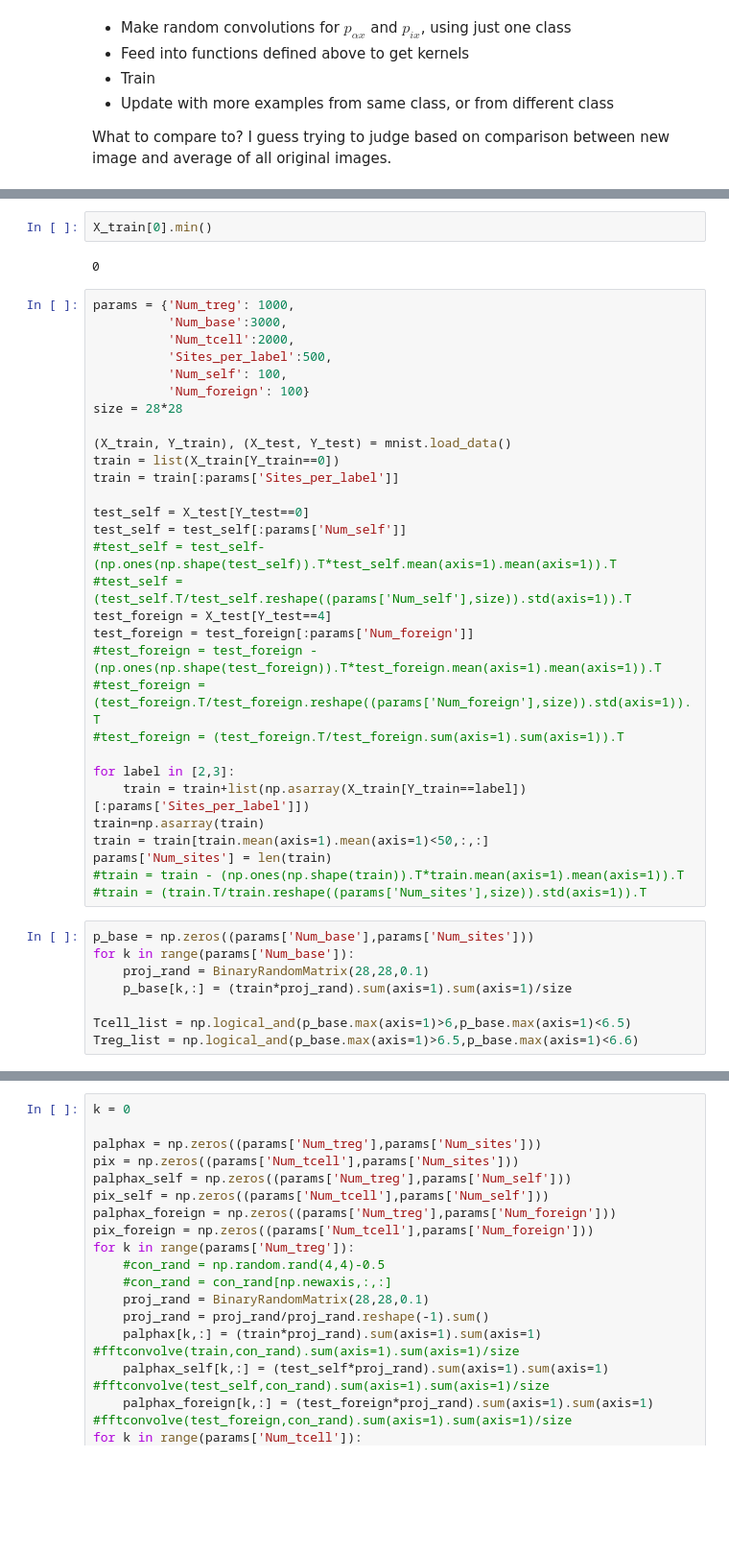
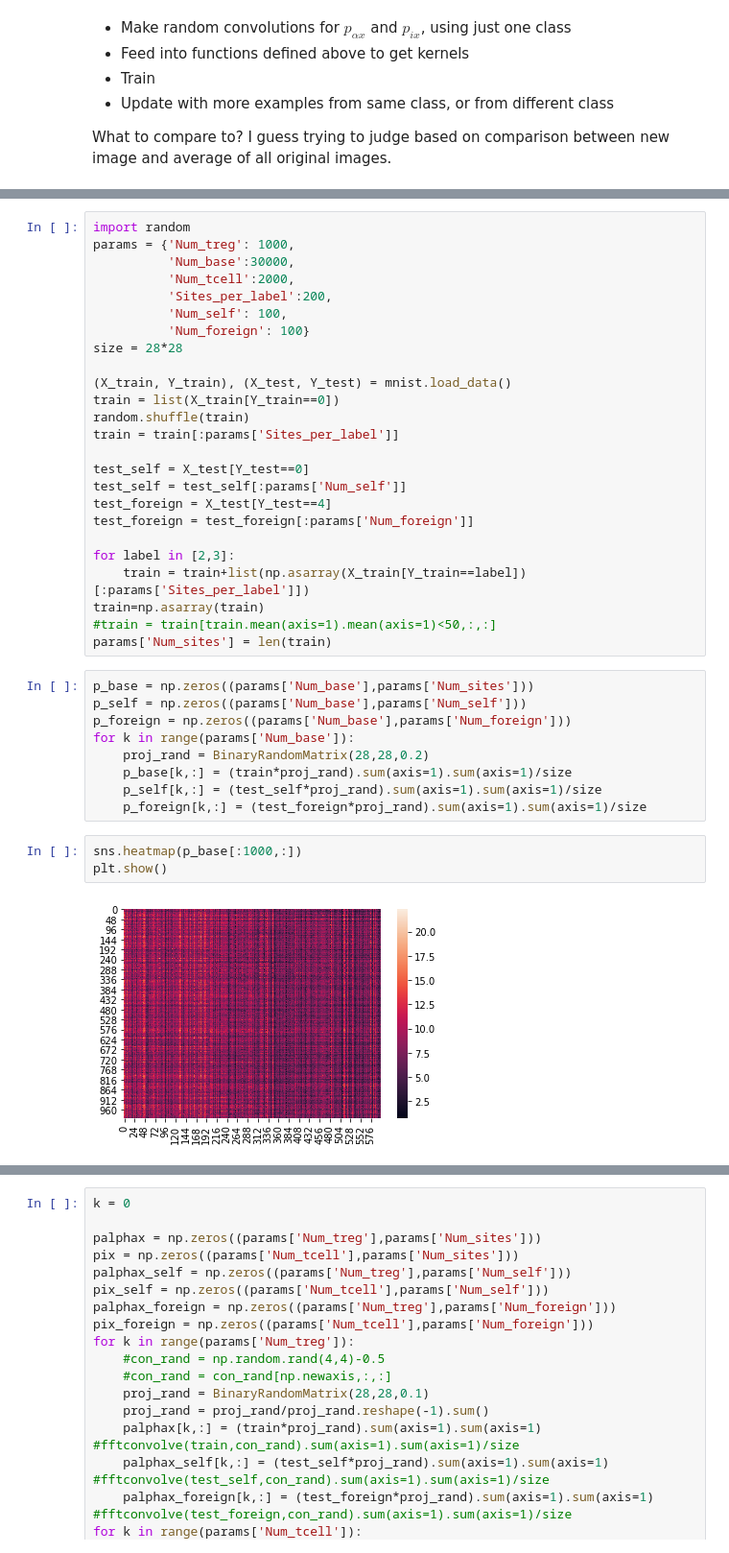
Before and after one commit to Ninjaneer32/immune-svm, a Jupyter notebook: scripts/Testing.ipynb, the cells around one changed output, grey strips where cells are left out. Shown at 96% size. Drawn from its saved outputs; the diff is of its cells as text; blank space fills up the shorter version.

```diff
--- a/scripts/Testing.ipynb
+++ b/scripts/Testing.ipynb
@@ -425,45 +437,42 @@ plt.show()
-# %%
-X_train[0].min()
-# %% [output]
-0
 # %%
+import random
 params = {'Num_treg': 1000,
-          'Num_base':3000,
+          'Num_base':30000,
           'Num_tcell':2000,
-          'Sites_per_label':500,
+          'Sites_per_label':200,
           'Num_self': 100,
           'Num_foreign': 100}
 size = 28*28
 
 (X_train, Y_train), (X_test, Y_test) = mnist.load_data()
 train = list(X_train[Y_train==0])
+random.shuffle(train)
 train = train[:params['Sites_per_label']]
 
 test_self = X_test[Y_test==0]
 test_self = test_self[:params['Num_self']]
-#test_self = test_self-(np.ones(np.shape(test_self)).T*test_self.mean(axis=1).mean(axis=1)).T
-#test_self = (test_self.T/test_self.reshape((params['Num_self'],size)).std(axis=1)).T
 test_foreign = X_test[Y_test==4]
 test_foreign = test_foreign[:params['Num_foreign']]
-#test_foreign = test_foreign - (np.ones(np.shape(test_foreign)).T*test_foreign.mean(axis=1).mean(axis=1)).T
-#test_foreign = (test_foreign.T/test_foreign.reshape((params['Num_foreign'],size)).std(axis=1)).T
-#test_foreign = (test_foreign.T/test_foreign.sum(axis=1).sum(axis=1)).T
 
 for label in [2,3]:
     train = train+list(np.asarray(X_train[Y_train==label])[:params['Sites_per_label']])
 train=np.asarray(train)
-train = train[train.mean(axis=1).mean(axis=1)<50,:,:]
+#train = train[train.mean(axis=1).mean(axis=1)<50,:,:]
 params['Num_sites'] = len(train)
-#train = train - (np.ones(np.shape(train)).T*train.mean(axis=1).mean(axis=1)).T
-#train = (train.T/train.reshape((params['Num_sites'],size)).std(axis=1)).T
 # %%
 p_base = np.zeros((params['Num_base'],params['Num_sites']))
+p_self = np.zeros((params['Num_base'],params['Num_self']))
+p_foreign = np.zeros((params['Num_base'],params['Num_foreign']))
 for k in range(params['Num_base']):
-    proj_rand = BinaryRandomMatrix(28,28,0.1)
+    proj_rand = BinaryRandomMatrix(28,28,0.2)
     p_base[k,:] = (train*proj_rand).sum(axis=1).sum(axis=1)/size
-
-Tcell_list = np.logical_and(p_base.max(axis=1)>6,p_base.max(axis=1)<6.5)
-Treg_list = np.logical_and(p_base.max(axis=1)>6.5,p_base.max(axis=1)<6.6)
+    p_self[k,:] = (test_self*proj_rand).sum(axis=1).sum(axis=1)/size
+    p_foreign[k,:] = (test_foreign*proj_rand).sum(axis=1).sum(axis=1)/size
+# %%
+sns.heatmap(p_base[:1000,:])
+plt.show()
+# %% [output]
+[figure, added]
 # %%
 plt.hist(p_base.max(axis=1),bins=100)
 plt.show()
```
Also changed, not shown: parts of 12 cells of this notebook.
